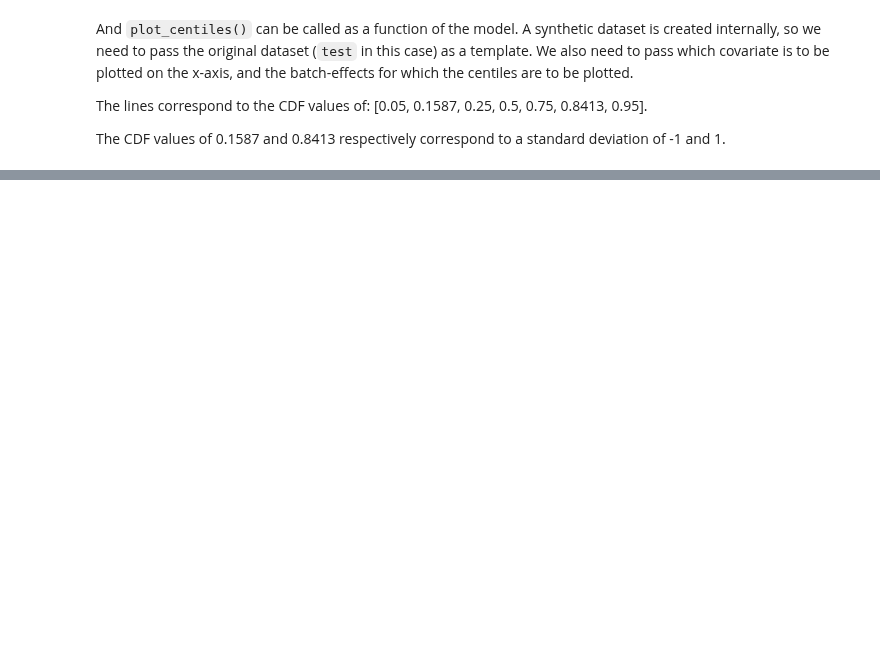
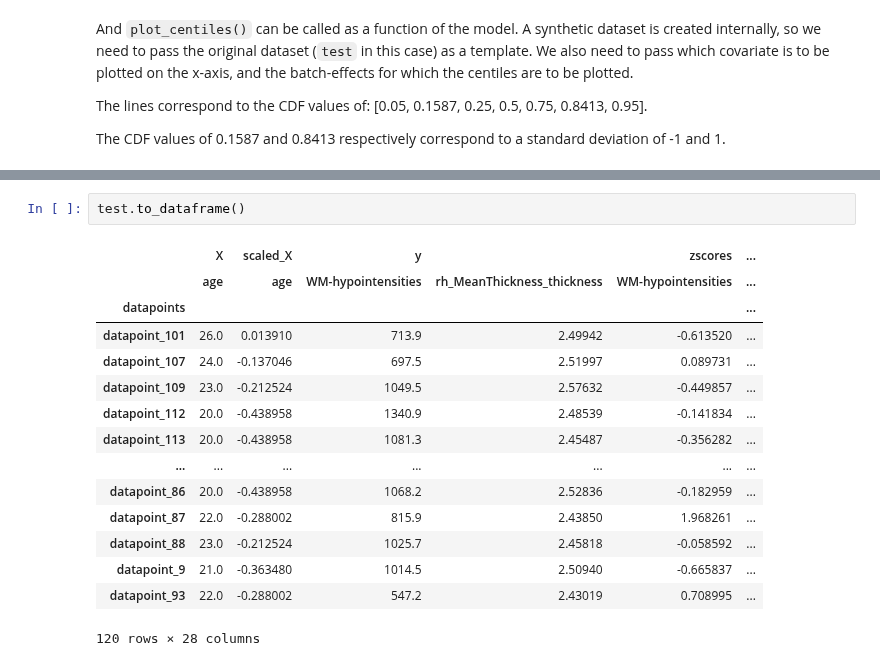
Before and after one commit to amarquand/PCNtoolkit, a Jupyter notebook: example_notebooks/blr_example.ipynb, the cells around one changed output, grey strips where cells are left out. Cells and saved outputs as stored; diff of their text form; blank space fills up the shorter version.

```diff
--- a/example_notebooks/blr_example.ipynb
+++ b/example_notebooks/blr_example.ipynb
@@ -239,0 +257,18 @@ Computing centiles for WM-hypointensities
+# %%
+test.to_dataframe()
+# %% [output]
+|  | X | scaled_X | y |  | zscores | ... |
+|  | age | age | WM-hypointensities | rh_MeanThickness_thickness | WM-hypointensities | ... |
+| datapoints |  |  |  |  |  | ... |
+| datapoint_101 | 26.0 | 0.013910 | 713.9 | 2.49942 | -0.613520 | ... |
+| datapoint_107 | 24.0 | -0.137046 | 697.5 | 2.51997 | 0.089731 | ... |
+| datapoint_109 | 23.0 | -0.212524 | 1049.5 | 2.57632 | -0.449857 | ... |
+| datapoint_112 | 20.0 | -0.438958 | 1340.9 | 2.48539 | -0.141834 | ... |
+| datapoint_113 | 20.0 | -0.438958 | 1081.3 | 2.45487 | -0.356282 | ... |
+| ... | ... | ... | ... | ... | ... | ... |
+| datapoint_86 | 20.0 | -0.438958 | 1068.2 | 2.52836 | -0.182959 | ... |
+| datapoint_87 | 22.0 | -0.288002 | 815.9 | 2.43850 | 1.968261 | ... |
+| datapoint_88 | 23.0 | -0.212524 | 1025.7 | 2.45818 | -0.058592 | ... |
+| datapoint_9 | 21.0 | -0.363480 | 1014.5 | 2.50940 | -0.665837 | ... |
+| datapoint_93 | 22.0 | -0.288002 | 547.2 | 2.43019 | 0.708995 | ... |
+120 rows × 28 columns
```
Also changed, not shown: parts of 13 cells of this notebook, 1 other file.
